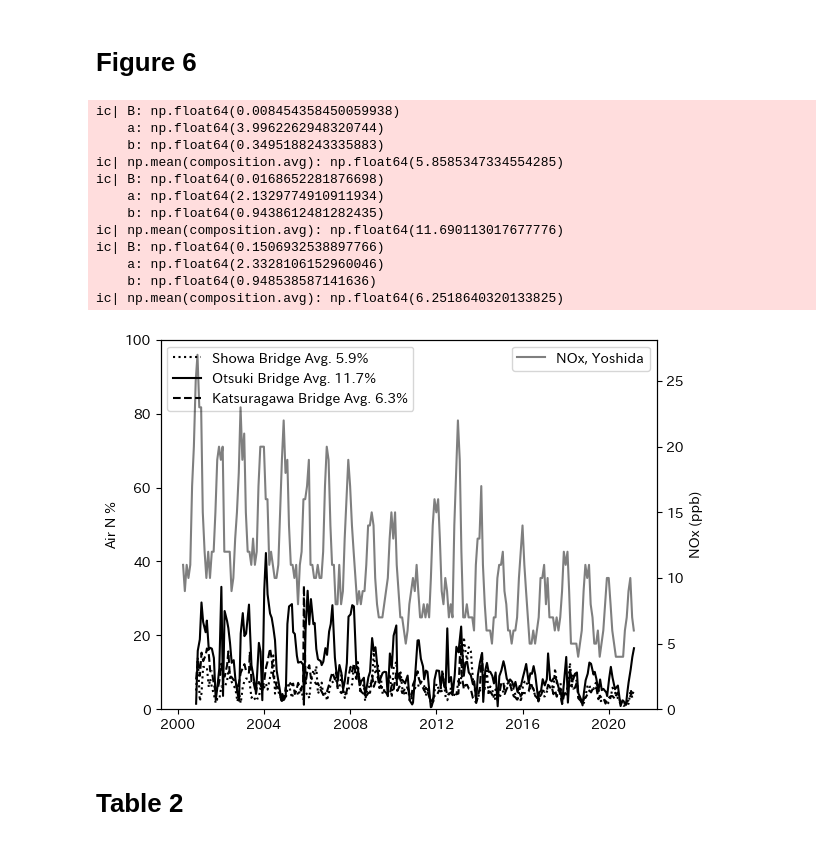
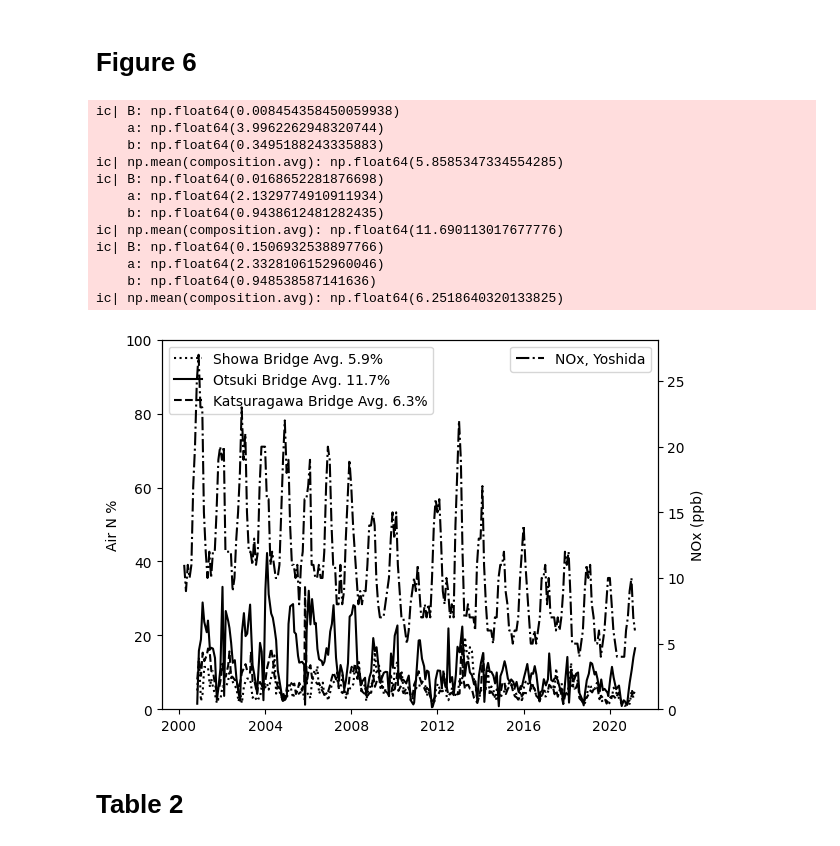
Before and after one commit to vitroid/KM2025, a Jupyter notebook: v4.ipynb, the cells around one changed output. Cells and saved outputs as stored; diff of their text form; code cells hidden in the pictures.

```diff
--- a/v4.ipynb
+++ b/v4.ipynb
@@ -171,7 +171,7 @@ fig, axs = plt.subplots(3, 1, sharex=True, figsize=(6.4, 8))
 fig.subplots_adjust(hspace=0)
 
 # パネルごとのループ
-for ax, (panel, observatory) in zip(axs, panels.items()):
+for j, (ax, (panel, observatory)) in enumerate(zip(axs, panels.items())):
     obs_flow = observatory["flow"]
     obs_air = observatory["air"]
 
@@ -181,6 +181,9 @@ for ax, (panel, observatory) in zip(axs, panels.items()):
     river_N = flow_reader.read_river_N("flow/data", obs_flow)
     river_P = flow_reader.read_river_P("flow/data", obs_flow)
     river_flow = flow_reader.read_river_flow("flow/data", obs_flow)
+
+    if j == 2:
+        ax.set_yticklabels([0.75, 1, 1.25, 1.5, 1.75, 2, 2.25])
 
     # -------------------------------------------------------------
     # 川のN/P比をプロットする
@@ -254,11 +257,15 @@ panels = {
 fig, axs = plt.subplots(3, 1, figsize=(6.4, 8))
 fig.subplots_adjust(hspace=0)
 
-for ax, (panel, observatory) in zip(axs, panels.items()):
+for i, (ax, (panel, observatory)) in enumerate(zip(axs, panels.items())):
     obs_flow = observatory["flow"]
     obs_air = observatory["air"]
 
     ax.annotate(f"({panel})", (0.02, 0.9), size=14, color="k", xycoords="axes fraction")
+    if i > 0:
+        ax.set_yticks([0, 0.5, 1, 1.5])
+    if i < len(axs) - 1:
+        ax.tick_params(axis="x", labelbottom=False)
 
     #### 水質と流量 #################################################
     river_N = flow_reader.read_river_N("flow/data", obs_flow)
@@ -330,6 +337,7 @@ import flow.reader as flow_reader
 import japanize_matplotlib
 from icecream import ic
 import numpy as np
+from sklearn.metrics import r2_score
 
 # 3枚のパネル
 panels = {
@@ -389,13 +397,13 @@ for panel, observatory in panels.items():
     plt.plot(crP1, crN1, ".", label=f"{obs_flow} 観測値")
 
     # plot eq (4.6)
-    plt.plot(crP1, pred_drain, ".", label="(12) 排水由来成分")
+    plt.plot(crP1, pred_drain, ".", label="(10) 排水由来成分")
 
     # plot eq (4.7)
-    plt.plot(crP1, pred_air, ".", label="(15) 大気由来成分")
+    plt.plot(crP1, pred_air, ".", label="(14) 大気由来成分")
 
     # plot eq (4.5)
-    plt.plot(crP1, pred, ".", label="(14) 合計")
+    plt.plot(crP1, pred, ".", label=f"(13) 合計, R^2={r2_score(crN1, pred):.2f}")
 
     plt.xlabel("河川リン濃度")
     plt.ylabel("河川窒素濃度")
@@ -508,35 +516,35 @@ for panel, observatory in panels.items():
         dt,
         pred,
         error,
         pred_air,
         error_air,
         line=line,
         label=label,
         # title=f"{obs_flow} 大気由来",
     )
 ax1.legend(loc="upper left")
 # →の軸で、窒素濃度をプロットする。
-ax2.plot(NOx.index, NOx["19202030"], "k-", alpha=0.5, label="NOx, Yoshida")
+ax2.plot(NOx.index, NOx["19202030"], "k-.", label="NOx, Yoshida")
 ax2.set_ylim(0, None)
 ax2.set_ylabel("NOx (ppb)")
 ax2.legend(loc="upper right")
 fig.savefig(f"Figure6.pdf")
 plt.show()
 # -------------------------------------------------------------
 # %% [output]
 ic| B: np.float64(0.008454358450059938)
     a: np.float64(3.9962262948320744)
     b: np.float64(0.3495188243335883)
 ic| np.mean(composition.avg): np.float64(5.8585347334554285)
 ic| B: np.float64(0.0168652281876698)
     a: np.float64(2.1329774910911934)
     b: np.float64(0.9438612481282435)
 ic| np.mean(composition.avg): np.float64(11.690113017677776)
 ic| B: np.float64(0.1506932538897766)
     a: np.float64(2.3328106152960046)
     b: np.float64(0.948538587141636)
 ic| np.mean(composition.avg): np.float64(6.2518640320133825)
-[figure, old version]
+[figure, new version]
 # %% [markdown]
 # Table 2
 # %%
```
Also changed, not shown: parts of 7 cells of this notebook.
